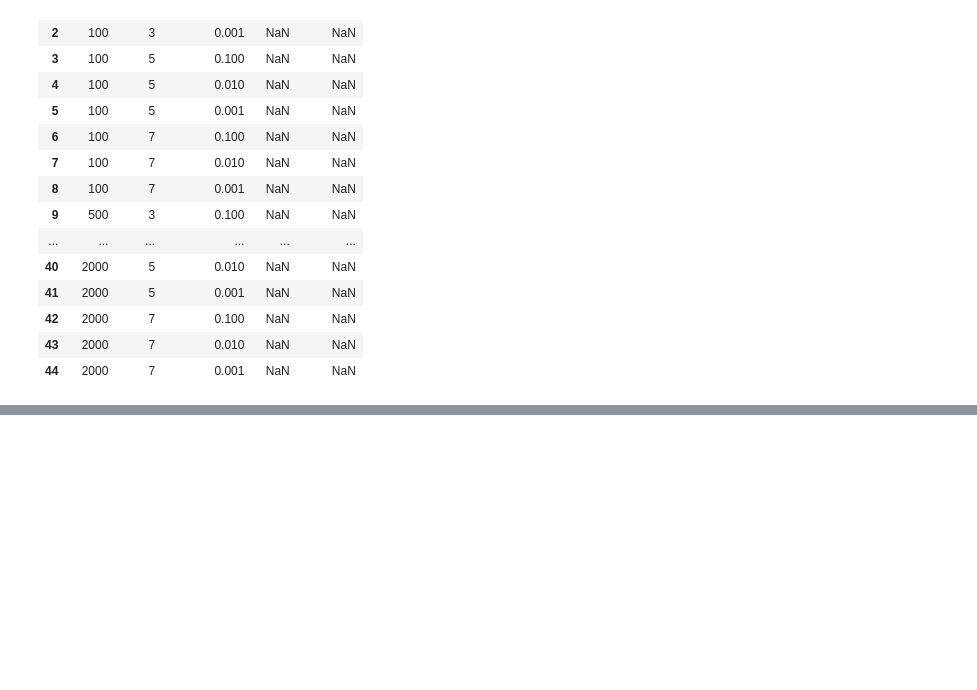
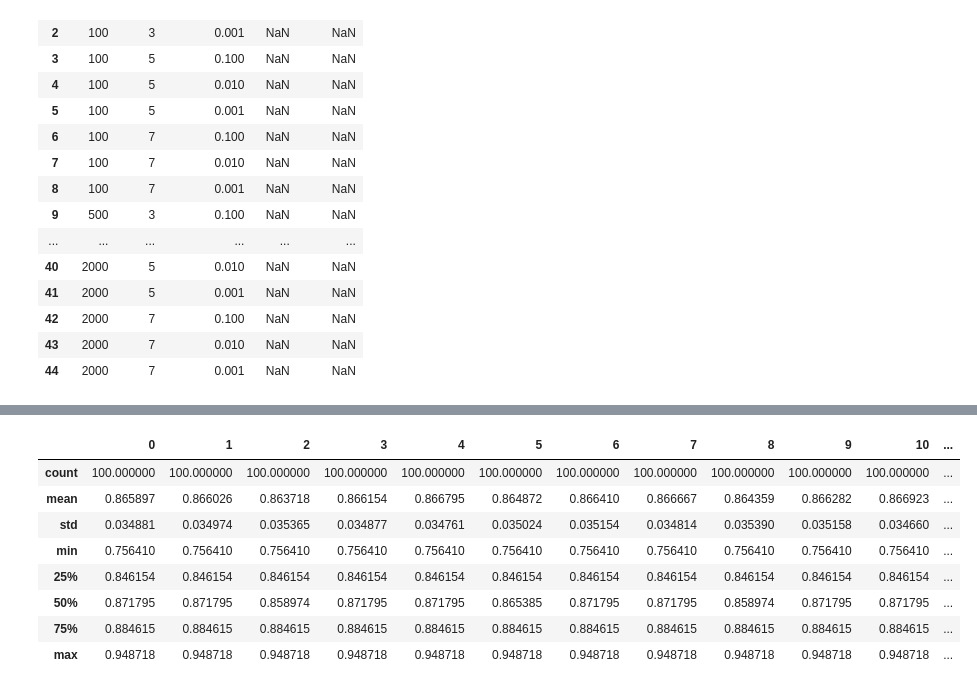
Before and after one commit to morgangant16/DATA-445, a Jupyter notebook: Exam 2/Question_2.ipynb, the cells around one changed output, grey strips where cells are left out. Cells and saved outputs as stored; diff of their text form; code cells hidden in the pictures; blank space fills up the shorter version.

```diff
--- a/Exam 2/Question_2.ipynb
+++ b/Exam 2/Question_2.ipynb
@@ -110,7 +109,8 @@ def expand_grid(dictionary1):
                         columns = dictionary1.keys())
 dictionary1 = {'n_tree': [100, 500, 1000, 1500, 2000],
                 'depth': [3, 5, 7]}
-parameters1 = expand_grid(dictionary1)
+parameters1= expand_grid(dictionary1)
+parameters1= expand_grid(dictionary1)
 parameters1['recall']= np.nan
 parameters1['accuracy']= np.nan
 # %%
@@ -217,0 +272,12 @@ TypeError: issubclass() arg 2 must be a class or tuple of classes
+# %%
+rf_recall.describe()
+# %% [output]
+|  | 0 | 1 | 2 | 3 | 4 | 5 | 6 | 7 | 8 | 9 | 10 | ... |
+| count | 100.000000 | 100.000000 | 100.000000 | 100.000000 | 100.000000 | 100.000000 | 100.000000 | 100.000000 | 100.000000 | 100.000000 | 100.000000 | ... |
+| mean | 0.865897 | 0.866026 | 0.863718 | 0.866154 | 0.866795 | 0.864872 | 0.866410 | 0.866667 | 0.864359 | 0.866282 | 0.866923 | ... |
+| std | 0.034881 | 0.034974 | 0.035365 | 0.034877 | 0.034761 | 0.035024 | 0.035154 | 0.034814 | 0.035390 | 0.035158 | 0.034660 | ... |
+| min | 0.756410 | 0.756410 | 0.756410 | 0.756410 | 0.756410 | 0.756410 | 0.756410 | 0.756410 | 0.756410 | 0.756410 | 0.756410 | ... |
+| 25% | 0.846154 | 0.846154 | 0.846154 | 0.846154 | 0.846154 | 0.846154 | 0.846154 | 0.846154 | 0.846154 | 0.846154 | 0.846154 | ... |
+| 50% | 0.871795 | 0.871795 | 0.858974 | 0.871795 | 0.871795 | 0.865385 | 0.871795 | 0.871795 | 0.858974 | 0.871795 | 0.871795 | ... |
+| 75% | 0.884615 | 0.884615 | 0.884615 | 0.884615 | 0.884615 | 0.884615 | 0.884615 | 0.884615 | 0.884615 | 0.884615 | 0.884615 | ... |
+| max | 0.948718 | 0.948718 | 0.948718 | 0.948718 | 0.948718 | 0.948718 | 0.948718 | 0.948718 | 0.948718 | 0.948718 | 0.948718 | ... |
```
Also changed, not shown: parts of 19 cells of this notebook.
